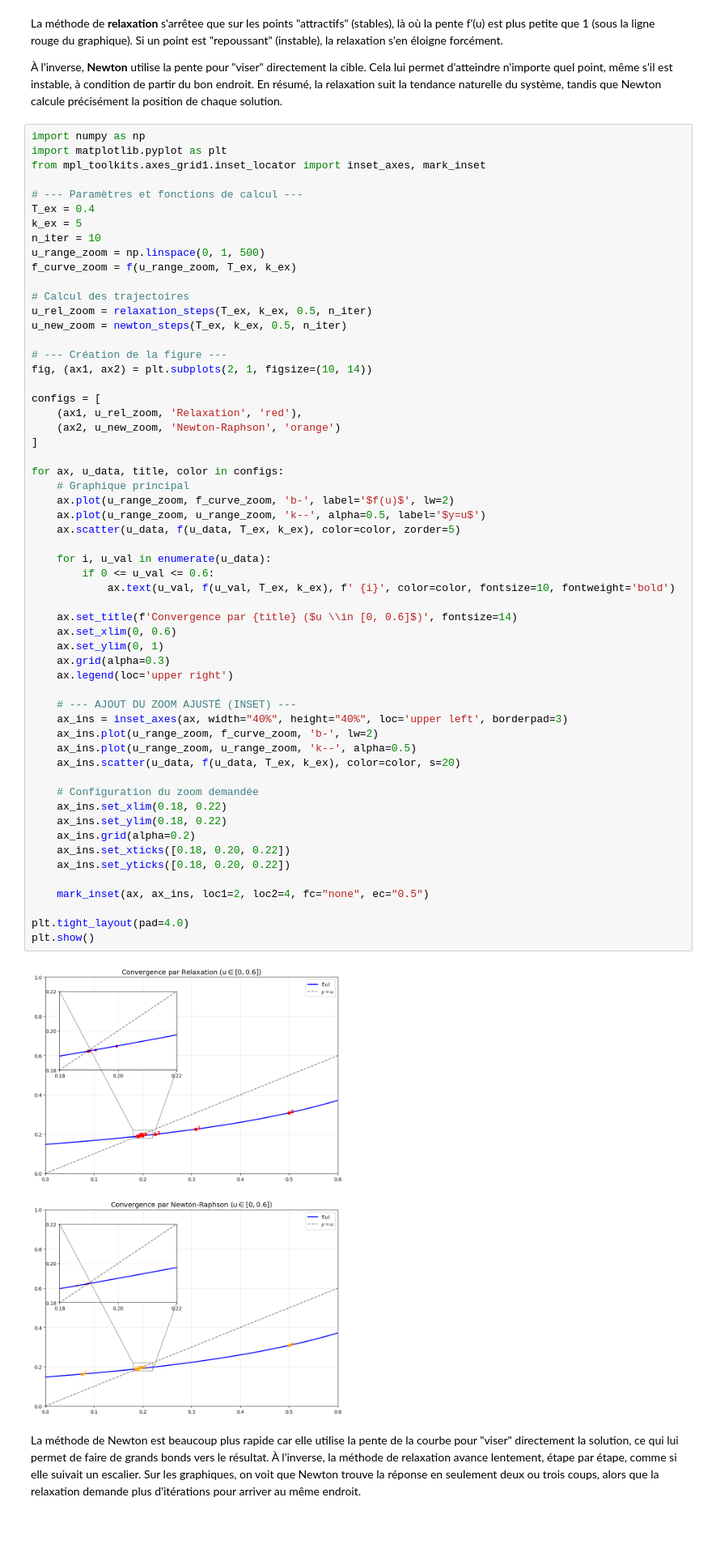
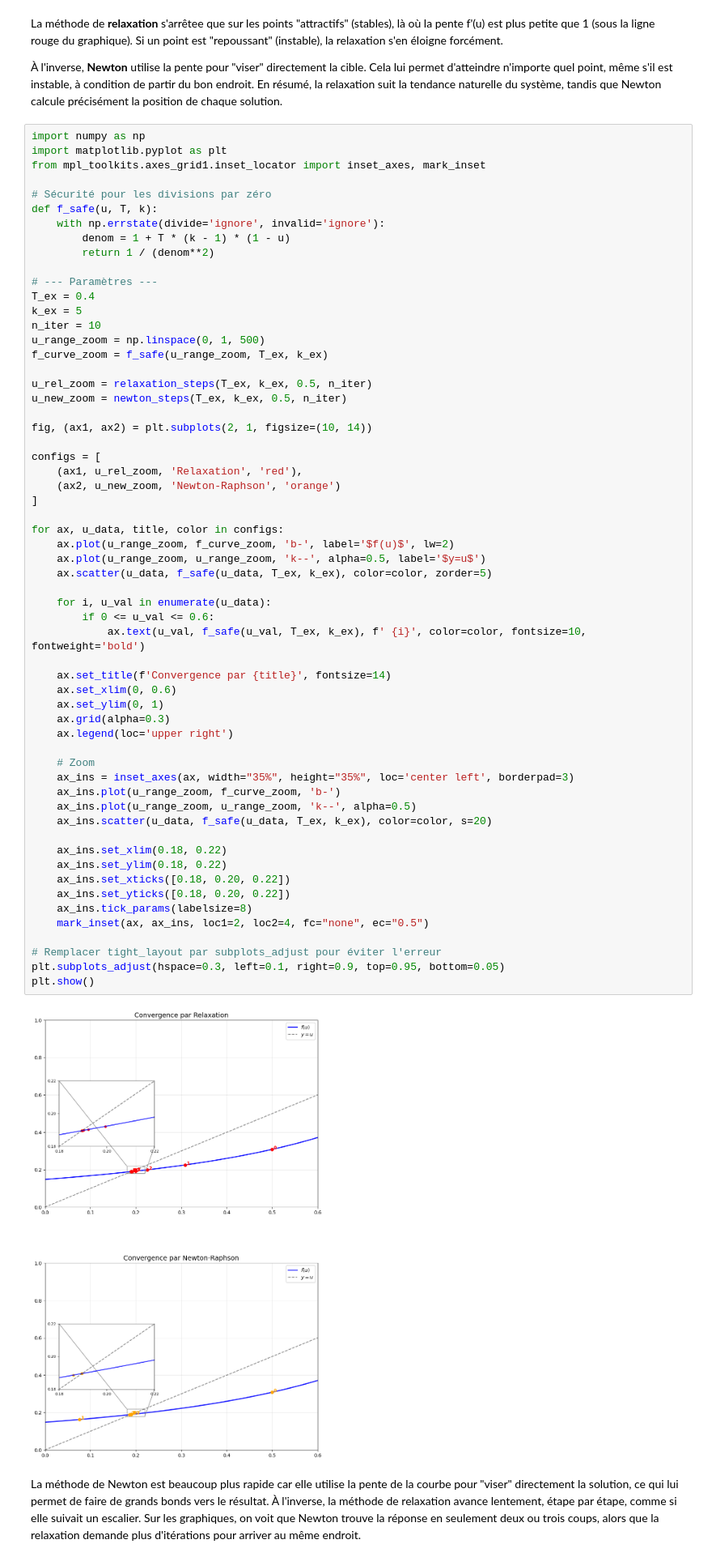
Before and after one commit to Jeremie-Beaupre/TP3_phyznum, a Jupyter notebook: main.ipynb, the cells around one changed output. Shown at 81% size. Drawn from its saved outputs; the diff is of its cells as text; blank space fills up the shorter version.

```diff
--- a/main.ipynb
+++ b/main.ipynb
@@ -298,59 +292,61 @@ import numpy as np
 import matplotlib.pyplot as plt
 from mpl_toolkits.axes_grid1.inset_locator import inset_axes, mark_inset
 
-# --- Paramètres et fonctions de calcul ---
+# Sécurité pour les divisions par zéro
+def f_safe(u, T, k):
+    with np.errstate(divide='ignore', invalid='ignore'):
+        denom = 1 + T * (k - 1) * (1 - u)
+        return 1 / (denom**2)
+
+# --- Paramètres ---
 T_ex = 0.4
 k_ex = 5
 n_iter = 10
 u_range_zoom = np.linspace(0, 1, 500)
-f_curve_zoom = f(u_range_zoom, T_ex, k_ex)
+f_curve_zoom = f_safe(u_range_zoom, T_ex, k_ex)
 
-# Calcul des trajectoires
 u_rel_zoom = relaxation_steps(T_ex, k_ex, 0.5, n_iter)
 u_new_zoom = newton_steps(T_ex, k_ex, 0.5, n_iter)
 
-# --- Création de la figure ---
 fig, (ax1, ax2) = plt.subplots(2, 1, figsize=(10, 14))
 
 configs = [
     (ax1, u_rel_zoom, 'Relaxation', 'red'),
     (ax2, u_new_zoom, 'Newton-Raphson', 'orange')
 ]
 
 for ax, u_data, title, color in configs:
-    # Graphique principal
     ax.plot(u_range_zoom, f_curve_zoom, 'b-', label='$f(u)$', lw=2)
     ax.plot(u_range_zoom, u_range_zoom, 'k--', alpha=0.5, label='$y=u$')
-    ax.scatter(u_data, f(u_data, T_ex, k_ex), color=color, zorder=5)
+    ax.scatter(u_data, f_safe(u_data, T_ex, k_ex), color=color, zorder=5)
 
     for i, u_val in enumerate(u_data):
         if 0 <= u_val <= 0.6:
-            ax.text(u_val, f(u_val, T_ex, k_ex), f' {i}', color=color, fontsize=10, fontweight='bold')
+            ax.text(u_val, f_safe(u_val, T_ex, k_ex), f' {i}', color=color, fontsize=10, fontweight='bold')
 
-    ax.set_title(f'Convergence par {title} ($u \\in [0, 0.6]$)', fontsize=14)
+    ax.set_title(f'Convergence par {title}', fontsize=14)
     ax.set_xlim(0, 0.6)
     ax.set_ylim(0, 1)
     ax.grid(alpha=0.3)
     ax.legend(loc='upper right')
 
-    # --- AJOUT DU ZOOM AJUSTÉ (INSET) ---
-    ax_ins = inset_axes(ax, width="40%", height="40%", loc='upper left', borderpad=3)
-    ax_ins.plot(u_range_zoom, f_curve_zoom, 'b-', lw=2)
+    # Zoom
+    ax_ins = inset_axes(ax, width="35%", height="35%", loc='center left', borderpad=3)
+    ax_ins.plot(u_range_zoom, f_curve_zoom, 'b-')
     ax_ins.plot(u_range_zoom, u_range_zoom, 'k--', alpha=0.5)
-    ax_ins.scatter(u_data, f(u_data, T_ex, k_ex), color=color, s=20)
+    ax_ins.scatter(u_data, f_safe(u_data, T_ex, k_ex), color=color, s=20)
 
-    # Configuration du zoom demandée
     ax_ins.set_xlim(0.18, 0.22)
     ax_ins.set_ylim(0.18, 0.22)
-    ax_ins.grid(alpha=0.2)
     ax_ins.set_xticks([0.18, 0.20, 0.22])
     ax_ins.set_yticks([0.18, 0.20, 0.22])
-
+    ax_ins.tick_params(labelsize=8)
     mark_inset(ax, ax_ins, loc1=2, loc2=4, fc="none", ec="0.5")
 
-plt.tight_layout(pad=4.0)
+# Remplacer tight_layout par subplots_adjust pour éviter l'erreur
+plt.subplots_adjust(hspace=0.3, left=0.1, right=0.9, top=0.95, bottom=0.05)
 plt.show()
 # %% [output]
-[figure, old version]
+[figure, new version]
 # %% [markdown]
 La méthode de Newton est beaucoup plus rapide car elle utilise la pente de la courbe pour "viser" directement la solution, ce qui lui permet de faire de grands bonds vers le résultat. À l'inverse, la méthode de relaxation avance lentement, étape par étape, comme si elle suivait un escalier. Sur les graphiques, on voit que Newton trouve la réponse en seulement deux ou trois coups, alors que la relaxation demande plus d'itérations pour arriver au même endroit.
```
Also changed, not shown: parts of 1 cell of this notebook.
